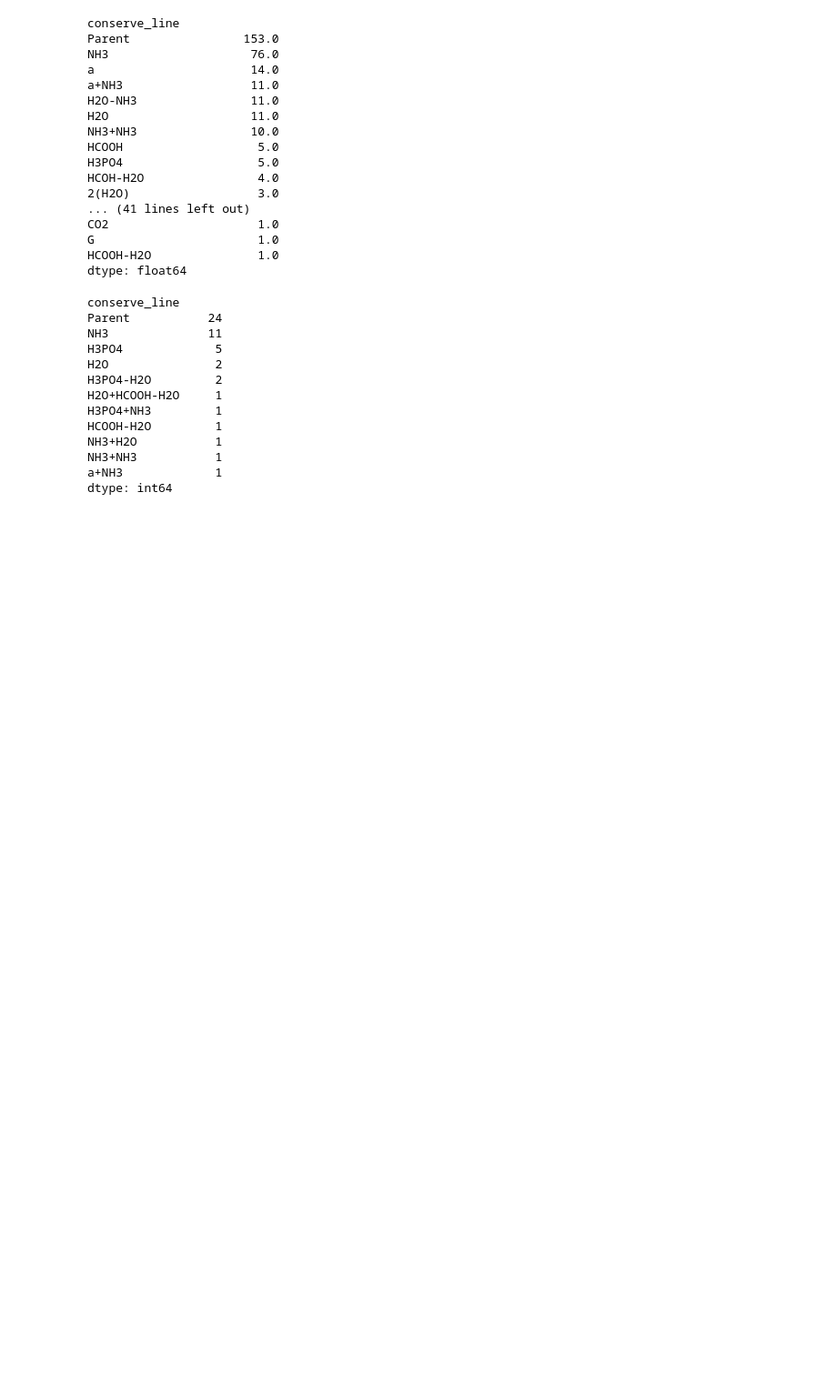
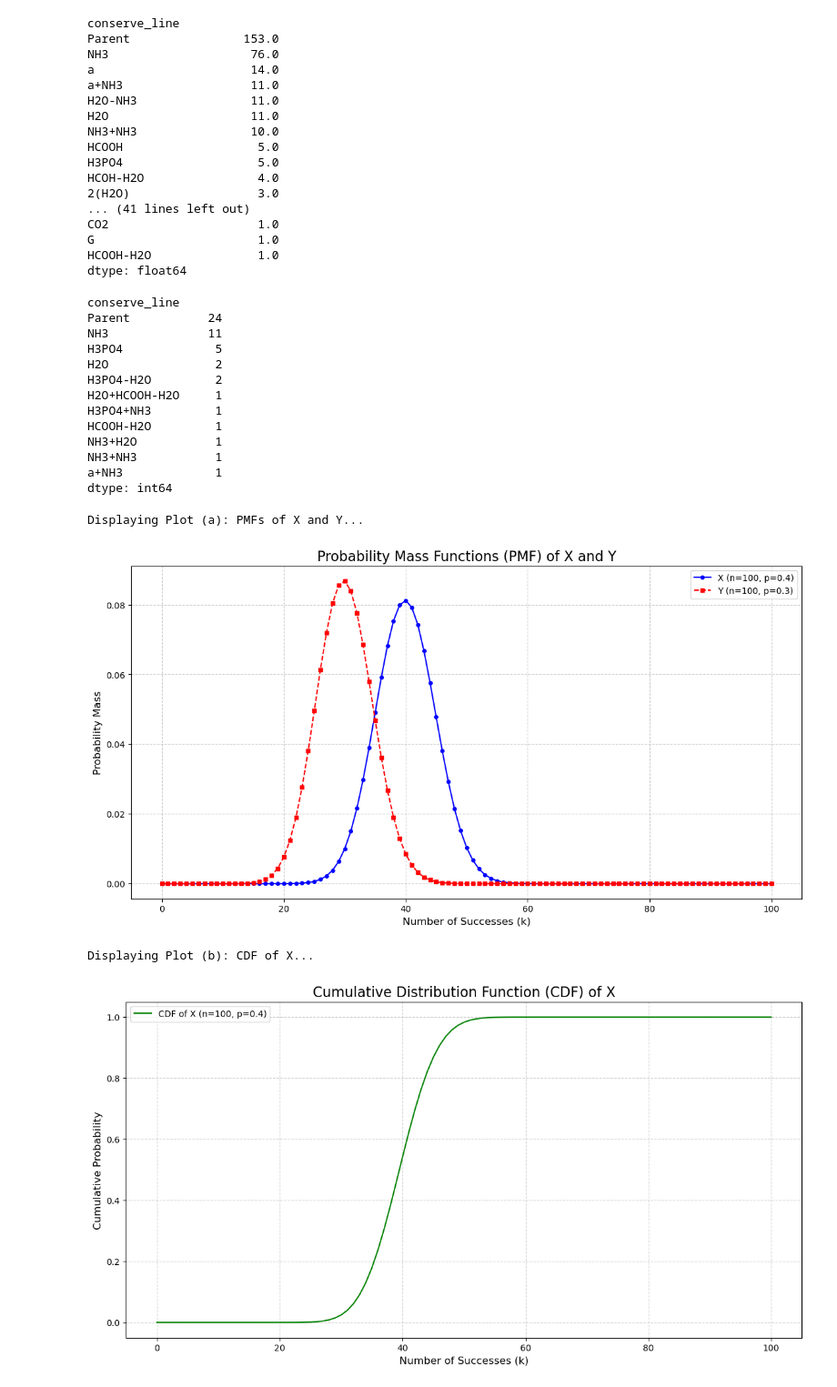
Before and after one commit to Kevinxsn/2D_spec_dict, a Jupyter notebook: notebook2.ipynb, the cells around one changed output. Shown at 91% size. Drawn from its saved outputs; the diff is of its cells as text; code cells hidden in the pictures; blank space fills up the shorter version.

```diff
--- a/notebook2.ipynb
+++ b/notebook2.ipynb
@@ -598,3 +598,63 @@ NH3+H2O           1
 NH3+NH3           1
 a+NH3             1
 dtype: int64
+# %%
+import matplotlib.pyplot as plt
+from scipy.stats import binom
+
+# --- Define Parameters ---
+n = 100
+p_X = 0.4
+p_Y = 0.3
+
+# Create the range of k values (number of successes) from 0 to n
+# n+1 because np.arange is exclusive of the end value
+k_values = np.arange(0, n + 1)
+
+# --- Part (a): Plot PMFs (called PDFs in the problem) of X and Y ---
+
+# Calculate the Probability Mass Function (PMF) for X and Y
+pmf_X = binom.pmf(k_values, n, p_X)
+pmf_Y = binom.pmf(k_values, n, p_Y)
+
+# Create the first plot
+plt.figure(figsize=(14, 7))
+plt.plot(k_values, pmf_X, 'bo-', label=f'X (n={n}, p={p_X})', markersize=4)
+plt.plot(k_values, pmf_Y, 'rs--', label=f'Y (n={n}, p={p_Y})', markersize=4)
+
+# Add titles and labels
+plt.title('Probability Mass Functions (PMF) of X and Y', fontsize=16)
+plt.xlabel('Number of Successes (k)', fontsize=12)
+plt.ylabel('Probability Mass', fontsize=12)
+plt.legend()
+plt.grid(True, linestyle='--', alpha=0.6)
+
+# Show the first plot
+print("Displaying Plot (a): PMFs of X and Y...")
+plt.show()
+
+
+# --- Part (b): Plot the CDF of X ---
+
+# Calculate the Cumulative Distribution Function (CDF) for X
+cdf_X = binom.cdf(k_values, n, p_X)
+
+# Create the second plot
+plt.figure(figsize=(14, 7))
+plt.plot(k_values, cdf_X, 'g-', label=f'CDF of X (n={n}, p={p_X})')
+
+# Add titles and labels
+plt.title('Cumulative Distribution Function (CDF) of X', fontsize=16)
+plt.xlabel('Number of Successes (k)', fontsize=12)
+plt.ylabel('Cumulative Probability', fontsize=12)
+plt.legend()
+plt.grid(True, linestyle='--', alpha=0.6)
+
+# Show the second plot
+print("Displaying Plot (b): CDF of X...")
+plt.show()
+# %% [output]
+Displaying Plot (a): PMFs of X and Y...
+[figure, added]
+Displaying Plot (b): CDF of X...
+[figure, added]
```
Also changed, not shown: 2 other files.
